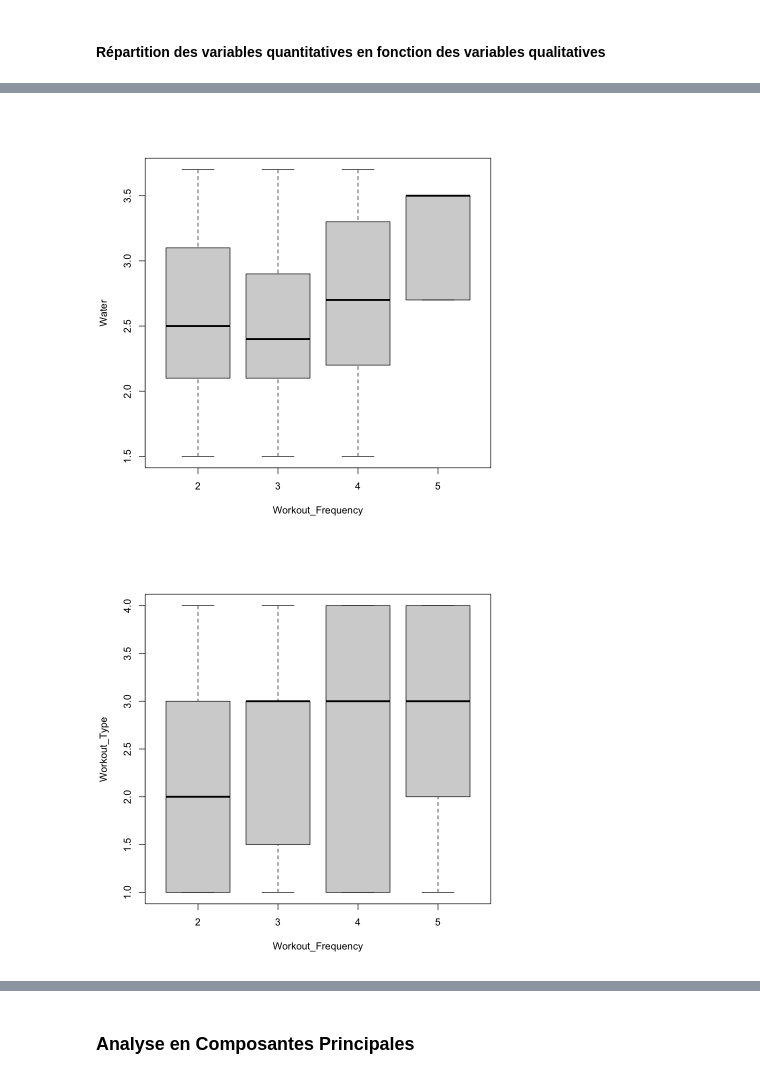
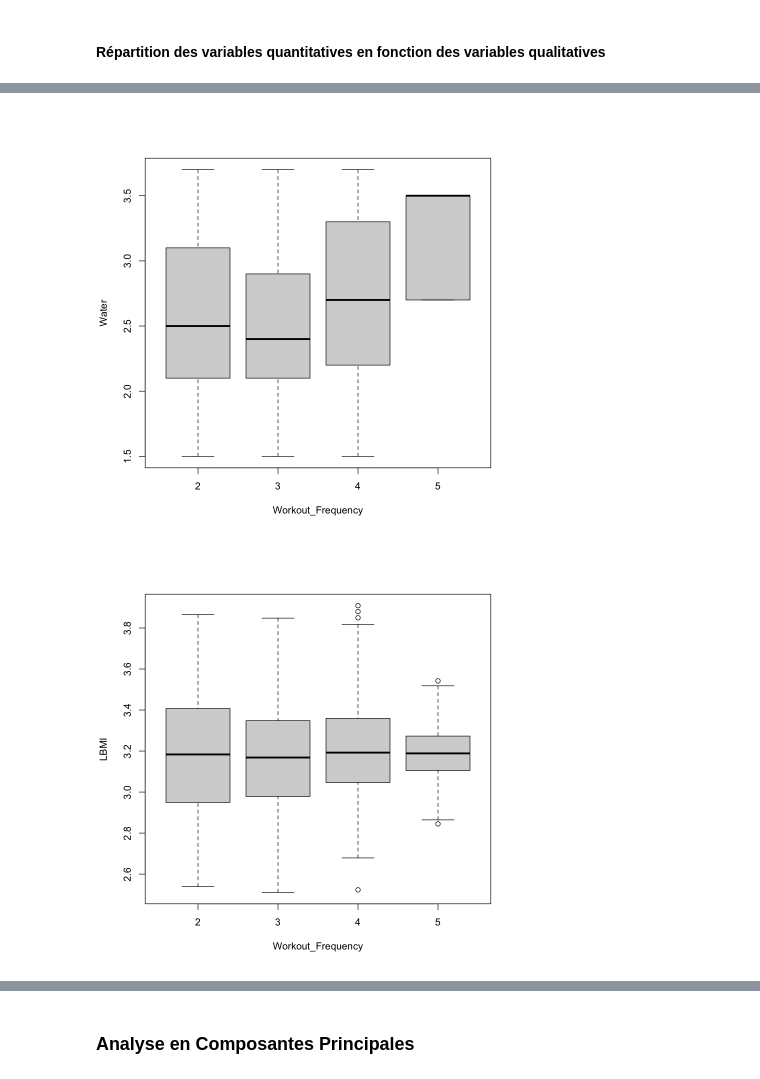
Before and after one commit to bao-do/4thY_MachineLearningProject, a Jupyter notebook: projet.ipynb, the cells around one changed output, grey strips where cells are left out. Drawn from its saved outputs; the diff is of its cells as text; code cells hidden in the pictures.

```diff
--- a/projet.ipynb
+++ b/projet.ipynb
@@ -121,21 +135,22 @@ A data.frame: 6 × 15
 gym[, "Gender"] <- as.factor(gym[, "Gender"])
 gym[, "Workout_Type"] <- as.factor(gym[, "Workout_Type"])
 gym[, "Experience_Level"] <- as.factor(gym[, "Experience_Level"])
+gym[, "Workout_Frequency"] <- as.factor(gym[, "Workout_Frequency"])
 # %%
 summary(gym)
 age <- gym$Age
 Gender <- gym$Gender
-Weight <- gym$Weight..kg.
-Height <- gym$Height..m.
+Weight <- gym$Weight
+Height <- gym$Height
 Max_BPM <- gym$Max_BPM
 Avg_BPM <- gym$Avg_BPM
 Resting_BPM <- gym$Resting_BPM
-Session <- gym$Session_Duration..hours.
+Session <- gym$Session_Duration
 Calories <- gym$Calories_Burned
 Workout_Type <- gym$Workout_Type
 Fat <- gym$Fat_Percentage
-Water <- gym$Water_Intake..liters.
-Workout_Frequency <- gym$Workout_Frequency..days.week.
+Water <- gym$Water_Intake
+Workout_Frequency <- gym$Workout_Frequency
 Experience_Level <- gym$Experience_Level
 BMI <- gym$BMI
 # %% [output]
@@ -334,6 +341,6 @@ boxplot(BMI ~ Gender , data = gym)
 # %%
 boxplot(Age ~ Workout_Frequency , data = gym)
-boxplot(Weight ~ Workout_Frequency , data = gym)
+boxplot(LWeight ~ Workout_Frequency , data = gym)
 boxplot(Height ~ Workout_Frequency , data = gym)
 boxplot(Max_BPM ~ Workout_Frequency , data = gym)
 boxplot(Avg_BPM ~ Workout_Frequency , data = gym)
@@ -342,7 +349,6 @@ boxplot(Session ~ Workout_Frequency , data = gym)
 boxplot(Calories ~ Workout_Frequency , data = gym)
 boxplot(Fat ~ Workout_Frequency , data = gym)
 boxplot(Water ~ Workout_Frequency , data = gym)
-boxplot(Workout_Type ~ Workout_Frequency , data = gym)
-boxplot(BMI ~ Workout_Frequency , data = gym)
+boxplot(LBMI ~ Workout_Frequency , data = gym)
 # %% [output]
 [figure]
@@ -350,9 +356,9 @@ boxplot(BMI ~ Workout_Frequency , data = gym)
 [figure]
 [figure]
 [figure]
 [figure]
 [figure]
 [figure]
 [figure]
 [figure]
-[figure, old version]
+[figure, new version]
```
Also changed, not shown: parts of 51 cells of this notebook.
